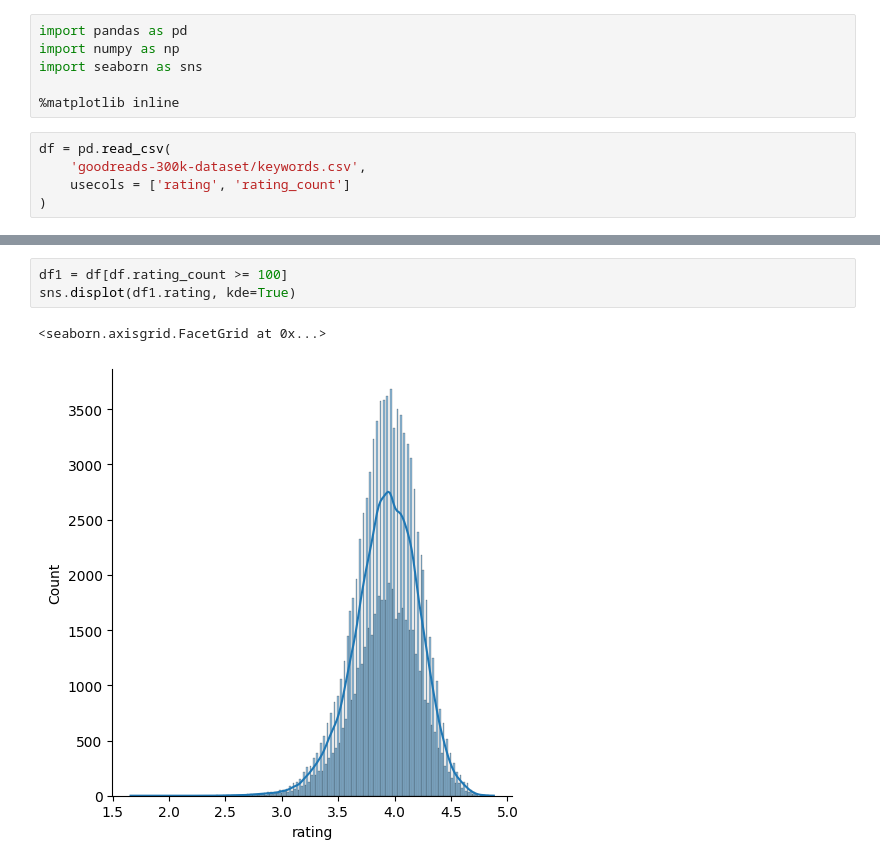
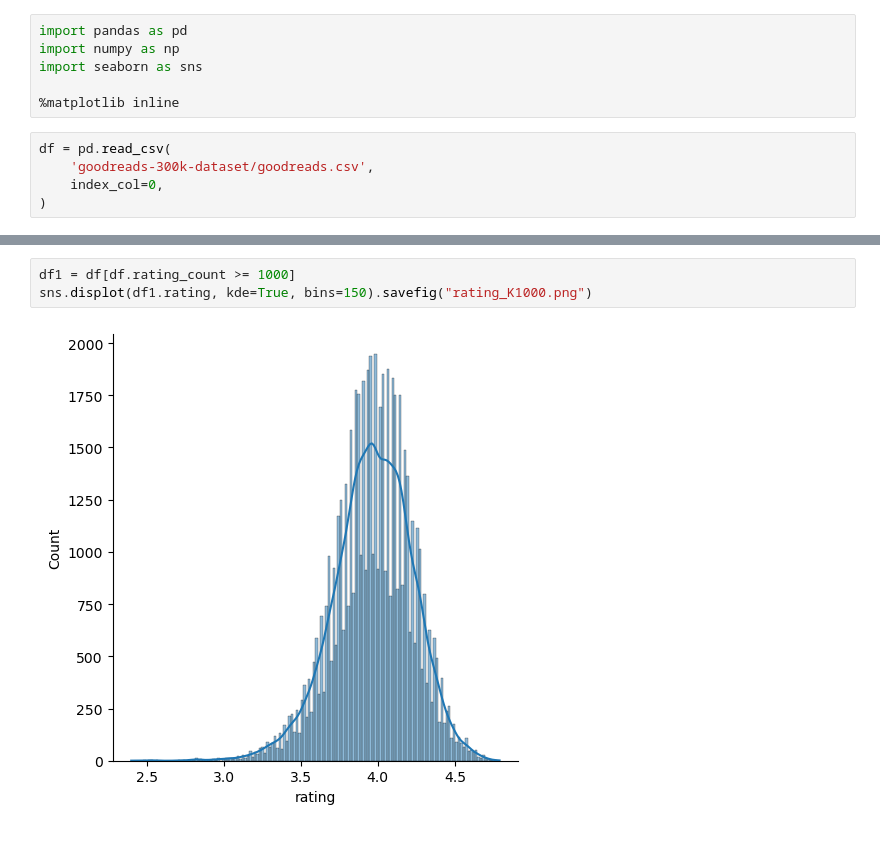
Before and after one commit to phonhay103/goodreads-300k-dataset, a Jupyter notebook: EDA.ipynb, the cells around one changed output, grey strips where cells are left out. Cells and saved outputs as stored; diff of their text form.

```diff
--- a/EDA.ipynb
+++ b/EDA.ipynb
@@ -6,6 +6,6 @@ import seaborn as sns
 %matplotlib inline
 # %%
 df = pd.read_csv(
-    'goodreads-300k-dataset/keywords.csv',
-    usecols = ['rating', 'rating_count']
+    'goodreads-300k-dataset/goodreads.csv',
+    index_col=0,
 )
@@ -17,6 +21,5 @@ sns.displot(df.rating, kde=True)
 # %%
-df1 = df[df.rating_count >= 100]
-sns.displot(df1.rating, kde=True)
+df1 = df[df.rating_count >= 1000]
+sns.displot(df1.rating, kde=True, bins=150).savefig("rating_K1000.png")
 # %% [output]
-<seaborn.axisgrid.FacetGrid at 0x...>
-[figure, old version]
+[figure, new version]
```
Also changed, not shown: parts of 6 cells of this notebook, 14 other files.
